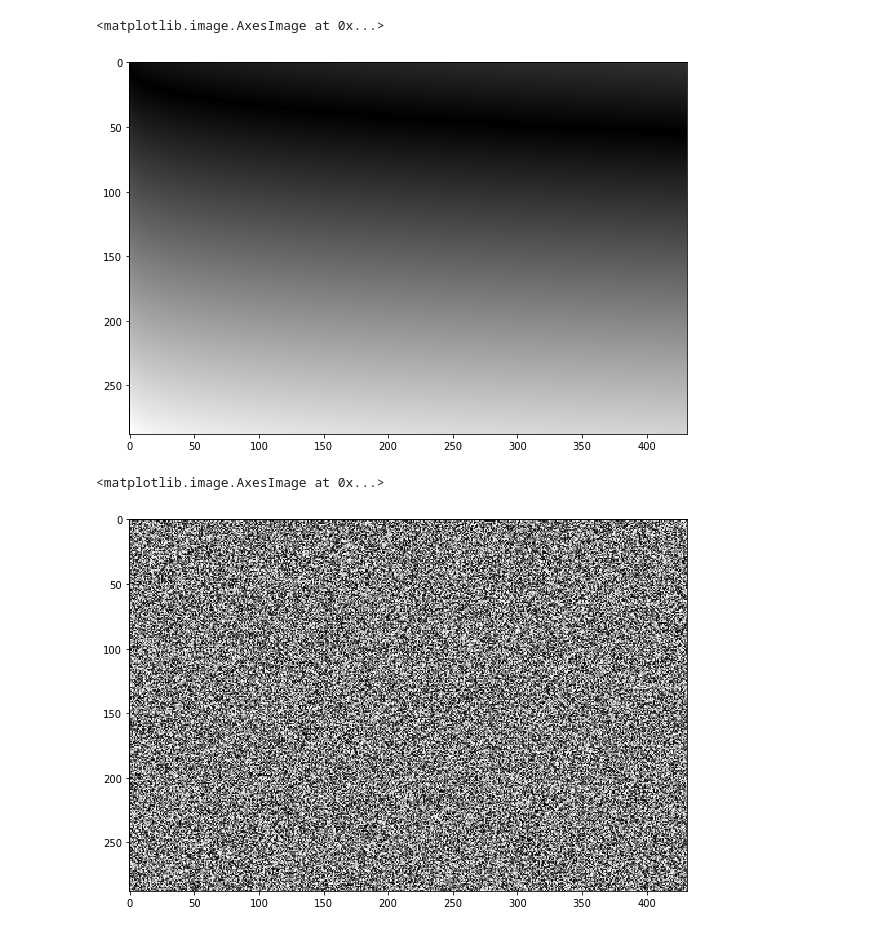
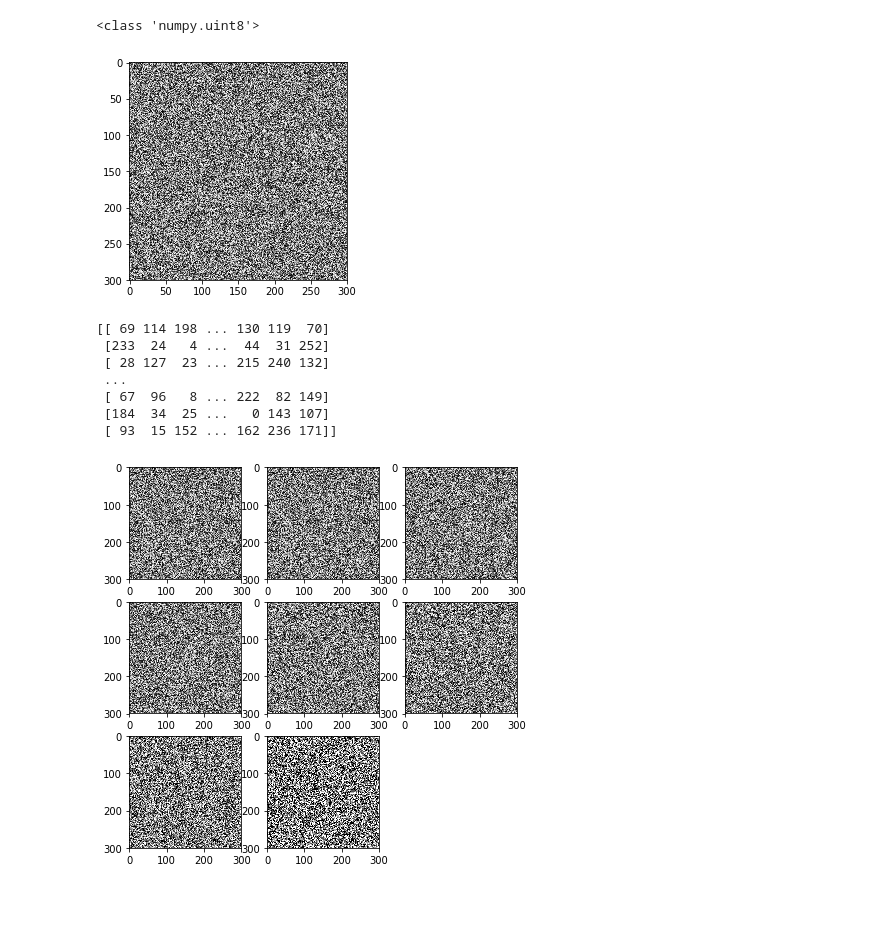
Before and after one commit to jecs89/LearningEveryDay, a Jupyter notebook: IP/Processamento Imagens.ipynb, the cells around one changed output. Drawn from its saved outputs; the diff is of its cells as text; code cells hidden in the pictures; blank space fills up the shorter version.

Commit message:
Quantization

```diff
--- a/IP/Processamento Imagens.ipynb
+++ b/IP/Processamento Imagens.ipynb
@@ -50,6 +37,6 @@ plt.imshow(im, cmap = plt.get_cmap(name = 'gray'))
 # %%
 #f(x, y) = |3(x/Q) −p3y/Q|;
-Q = 100
+Q = 1001
 for i in range(1,288):
     for j in range(1,432):
         im[i,j] = np.abs( 3 * (i/Q) - np.power((j/Q),0.3333333) )
@@ -57,9 +44,6 @@ for i in range(1,288):
         #im[i,j,2] = i*j + 2*j
 plt.figure(figsize = (10,10))
 plt.imshow(im, cmap = plt.get_cmap(name = 'gray'))
-# %% [output]
-<matplotlib.image.AxesImage at 0x...>
-[figure, removed]
 # %%
 Q = 100
 for i in range(1,288):
@@ -67,6 +51,8 @@ for i in range(1,288):
         im[i,j] = random.uniform(0,1)
 plt.figure(figsize = (10,10))
 plt.imshow(im, cmap = plt.get_cmap(name = 'gray'))
-# %% [output]
-<matplotlib.image.AxesImage at 0x...>
-[figure, removed]
+# %%
+def quanti( imi, B):
+    for i in range(0,imi.shape[0]):
+        for j in range(0,imi.shape[1]):
+            imi[i,j] = np.mod(imi[i,j], np.power(2,B)).astype('uint8')
@@ -72,0 +93,47 @@ plt.imshow(im, cmap = plt.get_cmap(name = 'gray'))
+# %%
+import random
+im = (np.ones([300,300])*random.uniform(0,100)).astype('uint8')
+print(type(im[0,0]))
+for i in range(0,im.shape[0]):
+    for j in range(0,im.shape[1]):
+        im[i,j] = im[i,j] * random.uniform(0,100)
+#print(im)
+
+igio.imsave('prueba_ori.png', im)
+imm = igio.imread('prueba_ori.png')
+fig = plt.imshow(imm, cmap = plt.get_cmap(name = 'gray'))
+plt.show(fig)
+
+im2 = imm
+print(im2)
+
+plt.figure(figsize = (7,7))
+for p in range(1,9):
+    imi = igio.imread('prueba_ori.png')
+    quanti(imi, 10-p)
+#     for i in range(0,im.shape[0]):
+#         for j in range(0,im.shape[1]):
+#             imi[i,j] = np.mod(im2[i,j], np.power(2,9-p)).astype('uint8')
+
+# #             print(np.mod(im2[i,j], np.power(2,9-p)), end=' ')
+# #             print(type(imi[0,0]))
+
+    igio.imsave('prueba.png', imi)
+    imt = igio.imread('prueba.png')
+
+
+    plt.subplot(3,3,p)
+    plt.imshow(imt, cmap = plt.get_cmap(name = 'gray'))
+#     fig = plt.imshow(imi, cmap = plt.get_cmap(name = 'gray'))
+plt.show()
+# %% [output]
+<class 'numpy.uint8'>
+[figure, added]
+[[ 69 114 198 ... 130 119  70]
+ [233  24   4 ...  44  31 252]
+ [ 28 127  23 ... 215 240 132]
+ ...
+ [ 67  96   8 ... 222  82 149]
+ [184  34  25 ...   0 143 107]
+ [ 93  15 152 ... 162 236 171]]
+[figure, added]
```
Also changed, not shown: parts of 8 cells of this notebook.
